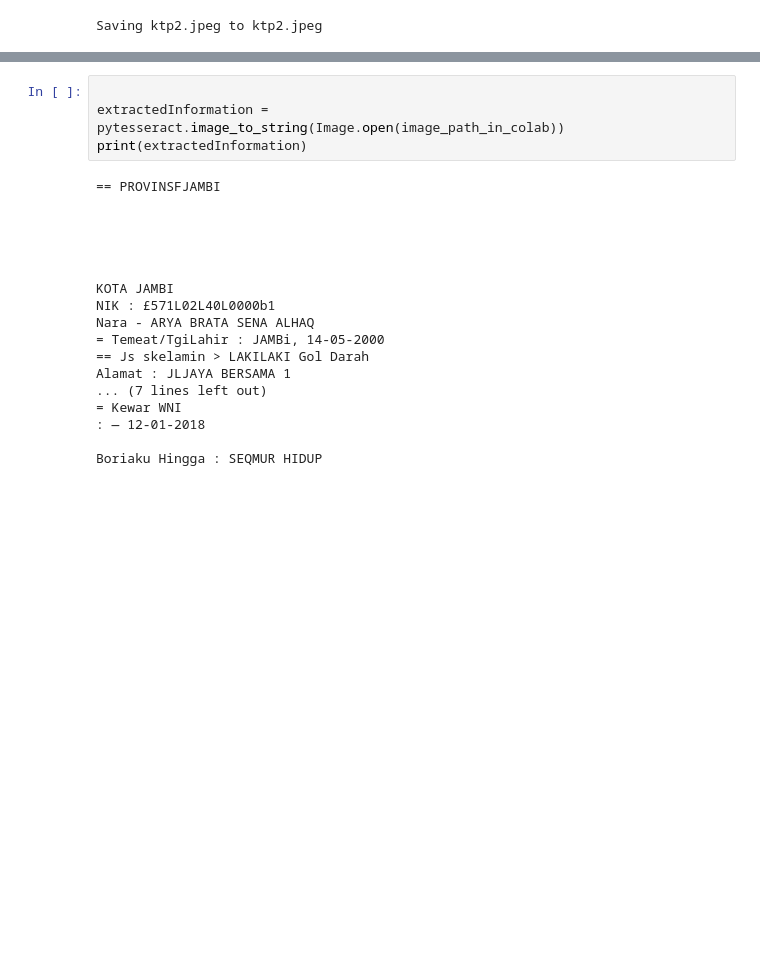
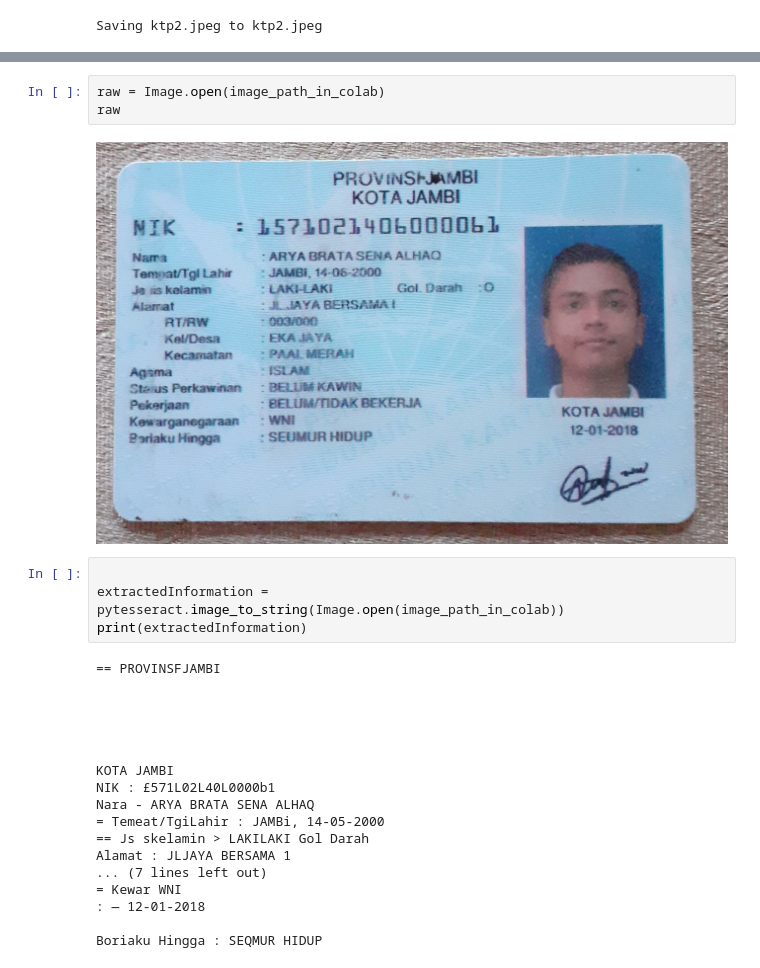
Before and after one commit to we-care-App/ML-model, a Jupyter notebook: Capstone_ML.ipynb, the cells around one changed output, grey strips where cells are left out. Cells and saved outputs as stored; diff of their text form; blank space fills up the shorter version.

```diff
--- a/Capstone_ML.ipynb
+++ b/Capstone_ML.ipynb
@@ -48,3 +99,8 @@ plt.imshow(gray)
+# %%
+raw = Image.open(image_path_in_colab)
+raw
+# %% [output]
+[figure, added]
 # %%
 
 extractedInformation = pytesseract.image_to_string(Image.open(image_path_in_colab))
```
Also changed, not shown: parts of 7 cells of this notebook.
